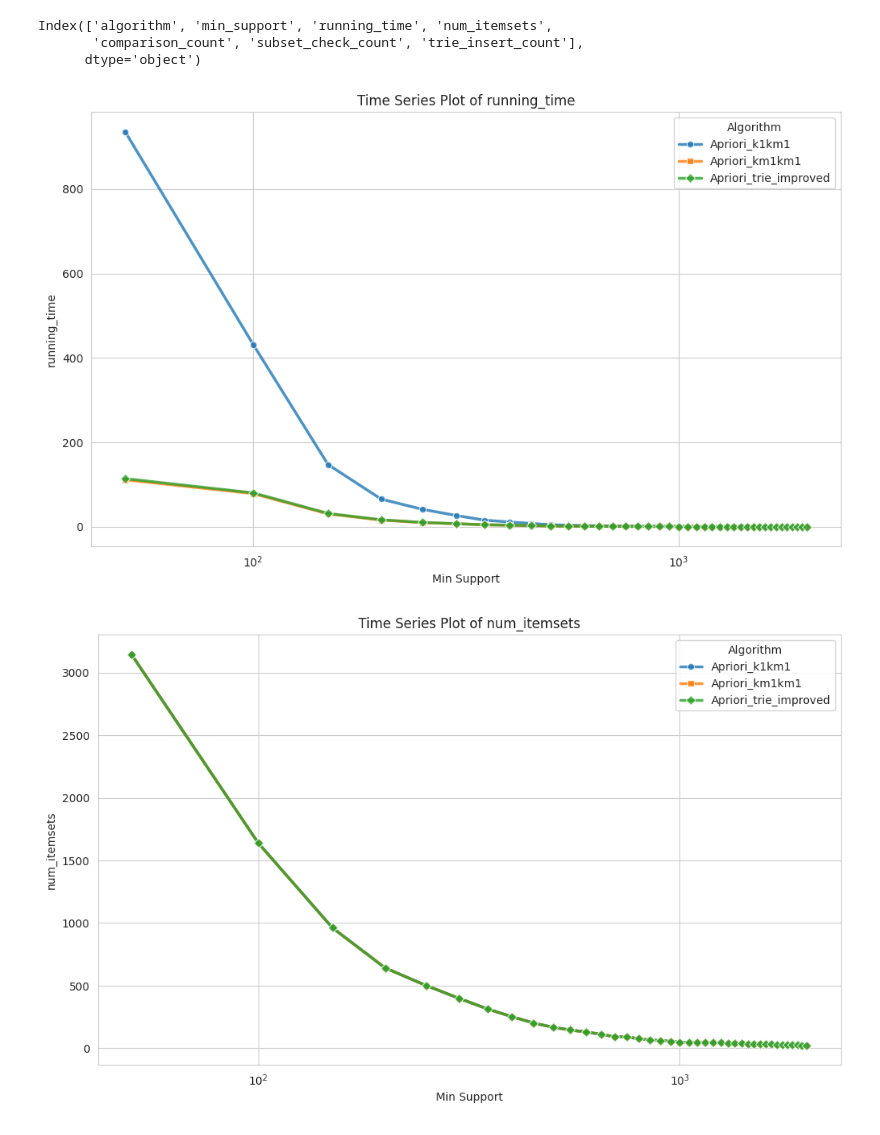
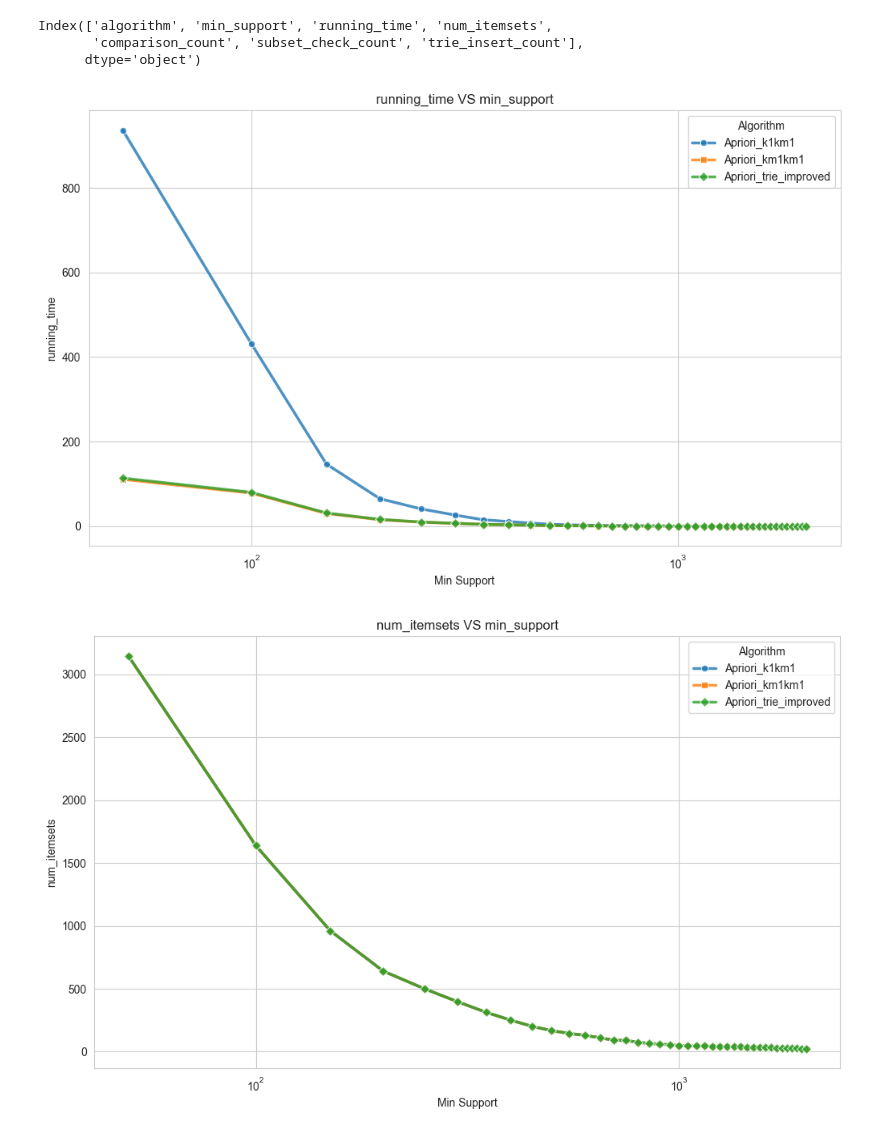
Before and after one commit to yDing121/CS470, a Jupyter notebook: HW2/HW2.ipynb, the cells around one changed output. Cells and saved outputs as stored; diff of their text form; code cells hidden in the pictures.

```diff
--- a/HW2/HW2.ipynb
+++ b/HW2/HW2.ipynb
@@ -222,33 +222,32 @@ Index(['algorithm', 'min_support', 'running_time', 'num_itemsets',
 # %%
 measures = ["running_time", "num_itemsets", "comparison_count", "subset_check_count", "trie_insert_count"]
 # %%
-# Set plot style
 sns.set_style("whitegrid")
-# Define marker styles
+
 markers = {"Apriori_k1km1": "o", "Apriori_km1km1": "s", "Apriori_trie_improved": "D"}
 
-# Generate a plot for each measure
+
 for measure in measures:
     plt.figure(figsize=(12, 7))
 
     sns.lineplot(
         data=df,
         x="min_support",
         y=measure,
         hue="algorithm",
-        style="algorithm",  # Different styles per algorithm
-        markers=markers,    # Assign specific markers
-        dashes=False,       # Use solid lines
-        alpha=0.8,          # Reduce opacity to see overlapping points
-        linewidth=2.5       # Thicker lines for better visibility
+        style="algorithm",
+        markers=markers,
+        dashes=False,
+        alpha=0.8,
+        linewidth=2.5
     )
 
-    plt.title(f"Time Series Plot of {measure}")
+    plt.title(f"{measure} VS min_support")
     plt.xlabel("Min Support")
     plt.ylabel(measure)
-    plt.xscale("log")  # Keeps spacing better if min_support varies widely
+    plt.xscale("log")
     plt.legend(title="Algorithm")
     plt.show()
 # %% [output]
-[figure, old version]
+[figure, new version]
-[figure, old version]
+[figure, new version]
```
Also changed, not shown: parts of 2 cells of this notebook, 14 other files.
